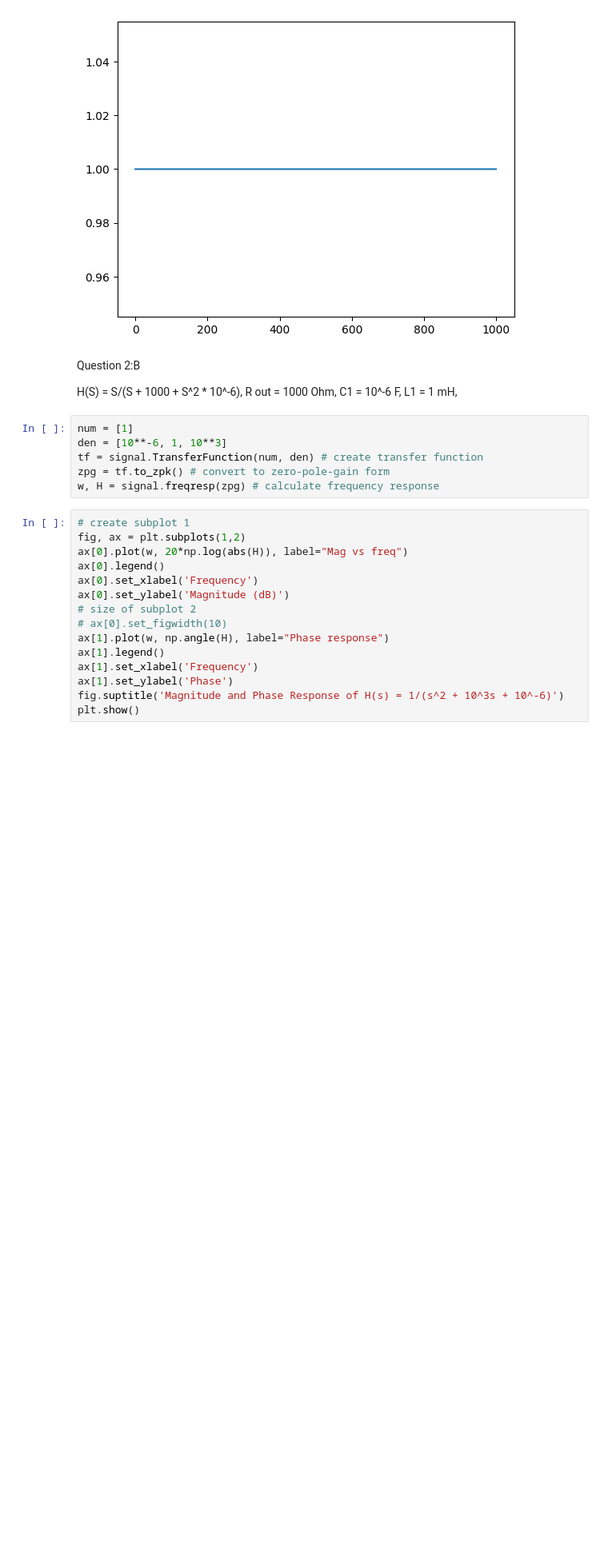
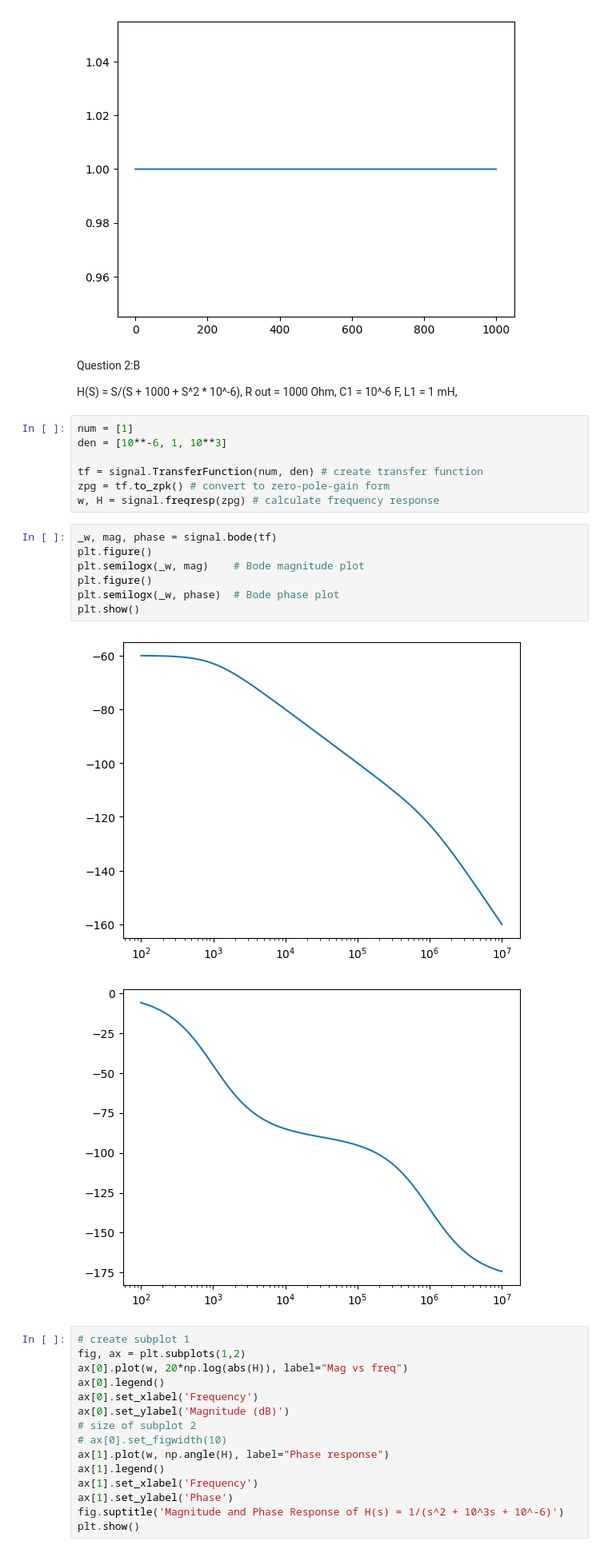
Before and after one commit to SujithChristopher/t-i, a Jupyter notebook: Assignment 2/program.ipynb, the cells around one changed output. Shown: that part at 80% size. Saved outputs shown, nothing was run; the diff lists cells and outputs as text; blank space fills up the shorter version.

```diff
--- a/Assignment 2/program.ipynb
+++ b/Assignment 2/program.ipynb
@@ -26,9 +26,20 @@ L1 = 1 mH,
 # %%
 num = [1]
 den = [10**-6, 1, 10**3]
+
 tf = signal.TransferFunction(num, den) # create transfer function
 zpg = tf.to_zpk() # convert to zero-pole-gain form
 w, H = signal.freqresp(zpg) # calculate frequency response
+# %%
+_w, mag, phase = signal.bode(tf)
+plt.figure()
+plt.semilogx(_w, mag)    # Bode magnitude plot
+plt.figure()
+plt.semilogx(_w, phase)  # Bode phase plot
+plt.show()
+# %% [output]
+[figure, added]
+[figure, added]
 # %%
 # create subplot 1
 fig, ax = plt.subplots(1,2)
```
Also changed, not shown: parts of 2 cells of this notebook.
